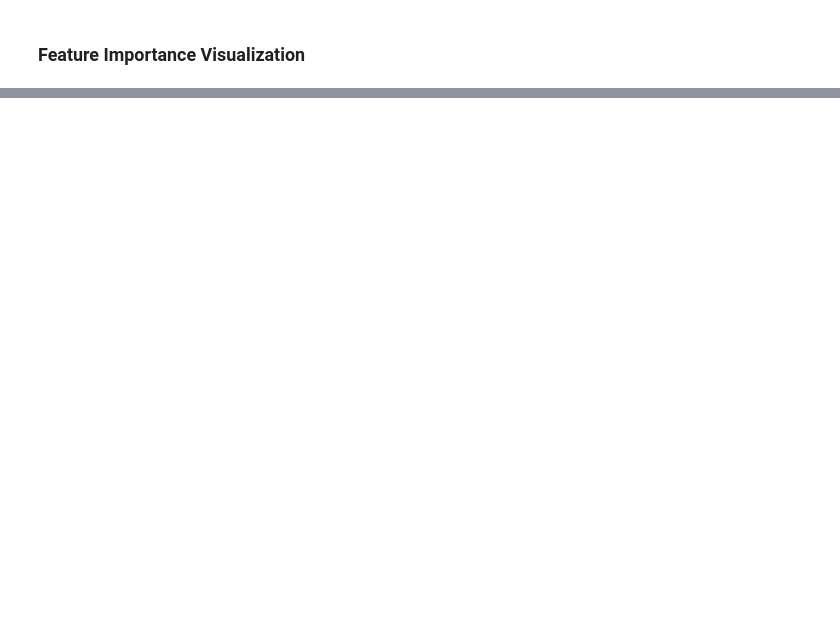
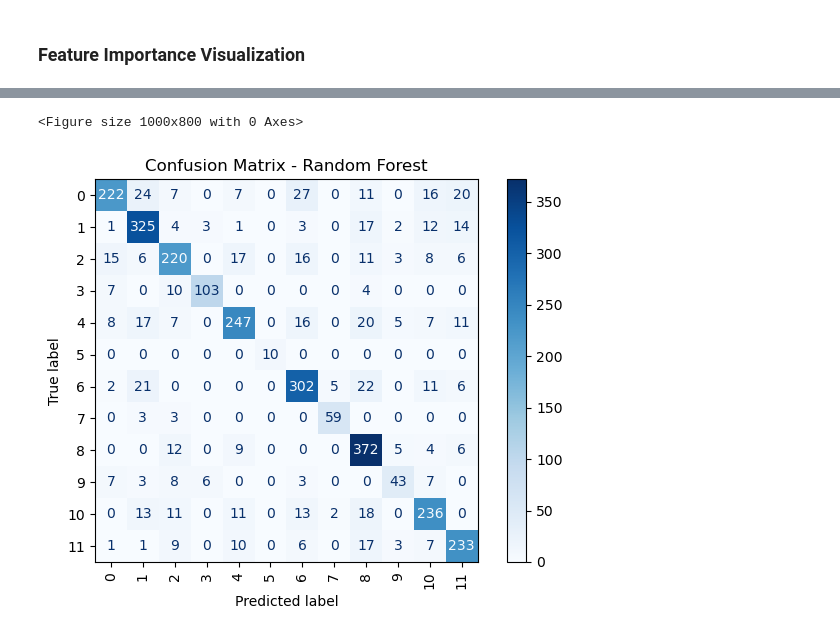
Before and after one commit to Parth-0804/DS_PROJEKT_AIM, a Jupyter notebook: 02_models/Predict_Winner_Before_Match.ipynb, the cells around one changed output, grey strips where cells are left out. Drawn from its saved outputs; the diff is of its cells as text; code cells hidden in the pictures; blank space fills up the shorter version.

```diff
--- a/02_models/Predict_Winner_Before_Match.ipynb
+++ b/02_models/Predict_Winner_Before_Match.ipynb
@@ -73,0 +84,14 @@ plt.show()
+# %%
+from sklearn.metrics import confusion_matrix, ConfusionMatrixDisplay
+
+cm = confusion_matrix(y_test, y_pred)
+disp = ConfusionMatrixDisplay(confusion_matrix=cm, display_labels=rf.classes_)
+plt.figure(figsize=(10, 8))
+disp.plot(xticks_rotation=90, cmap='Blues')
+plt.title("Confusion Matrix - Random Forest")
+plt.grid(False)
+plt.tight_layout()
+plt.show()
+# %% [output]
+<Figure size 1000x800 with 0 Axes>
+[figure, added]
```
Also changed, not shown: parts of 13 cells of this notebook, 7 other files.
